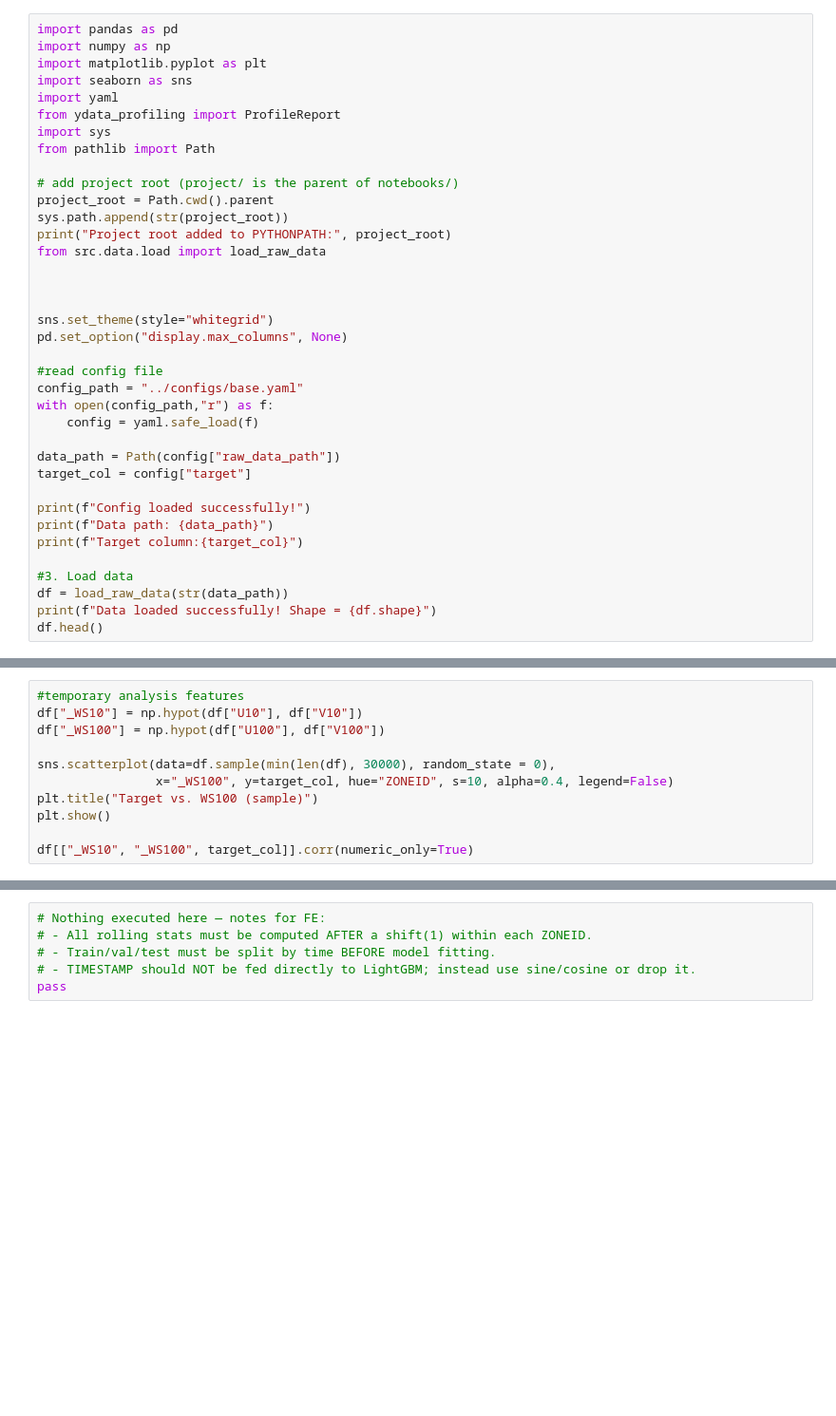
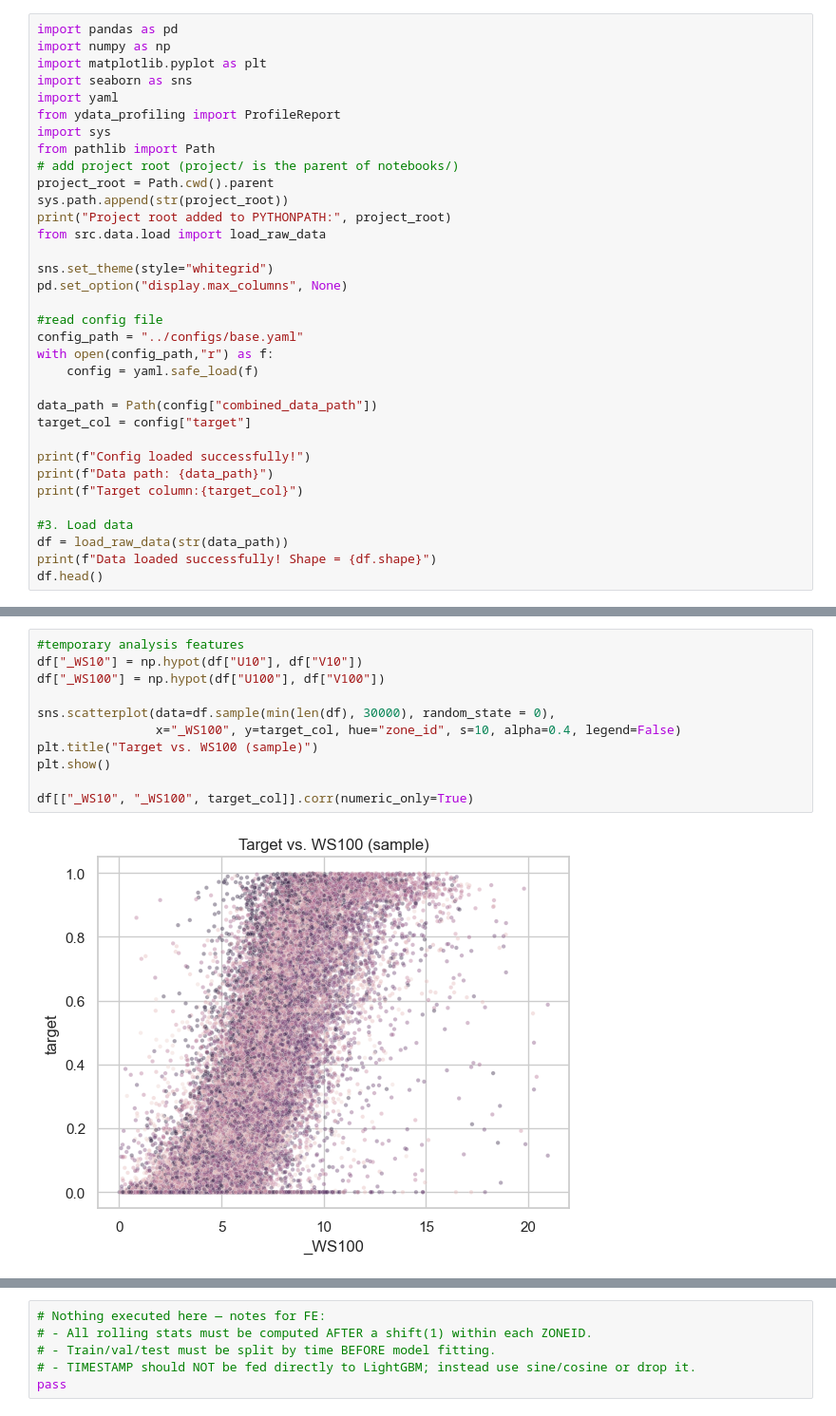
Before and after one commit to Aprilwuu/wind-power-forecasting, a Jupyter notebook: notebooks/eda_analysis.ipynb, the cells around one changed output, grey strips where cells are left out. Shown: that part at 95% size. Drawn from its saved outputs; the diff is of its cells as text; blank space fills up the shorter version.

```diff
--- a/notebooks/eda_analysis.ipynb
+++ b/notebooks/eda_analysis.ipynb
@@ -7,14 +7,11 @@ import yaml
 from ydata_profiling import ProfileReport
 import sys
 from pathlib import Path
-
 # add project root (project/ is the parent of notebooks/)
 project_root = Path.cwd().parent
 sys.path.append(str(project_root))
 print("Project root added to PYTHONPATH:", project_root)
 from src.data.load import load_raw_data
-
-
 
 sns.set_theme(style="whitegrid")
 pd.set_option("display.max_columns", None)
@@ -24,7 +21,7 @@ config_path = "../configs/base.yaml"
 with open(config_path,"r") as f:
     config = yaml.safe_load(f)
 
-data_path = Path(config["raw_data_path"])
+data_path = Path(config["combined_data_path"])
 target_col = config["target"]
 
 print(f"Config loaded successfully!")
@@ -67,11 +129,13 @@ df[num_cols].describe().T
 # %%
 #temporary analysis features
 df["_WS10"] = np.hypot(df["U10"], df["V10"])
 df["_WS100"] = np.hypot(df["U100"], df["V100"])
 
 sns.scatterplot(data=df.sample(min(len(df), 30000), random_state = 0),
-                x="_WS100", y=target_col, hue="ZONEID", s=10, alpha=0.4, legend=False)
+                x="_WS100", y=target_col, hue="zone_id", s=10, alpha=0.4, legend=False)
 plt.title("Target vs. WS100 (sample)")
 plt.show()
 
 df[["_WS10", "_WS100", target_col]].corr(numeric_only=True)
+# %% [output]
+[figure, added]
```
Also changed, not shown: parts of 11 cells of this notebook, 55 other files.
